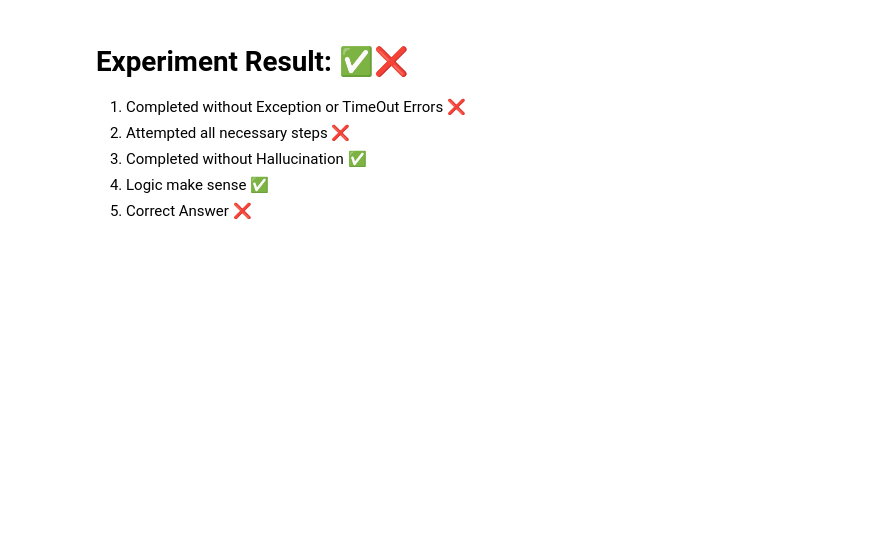
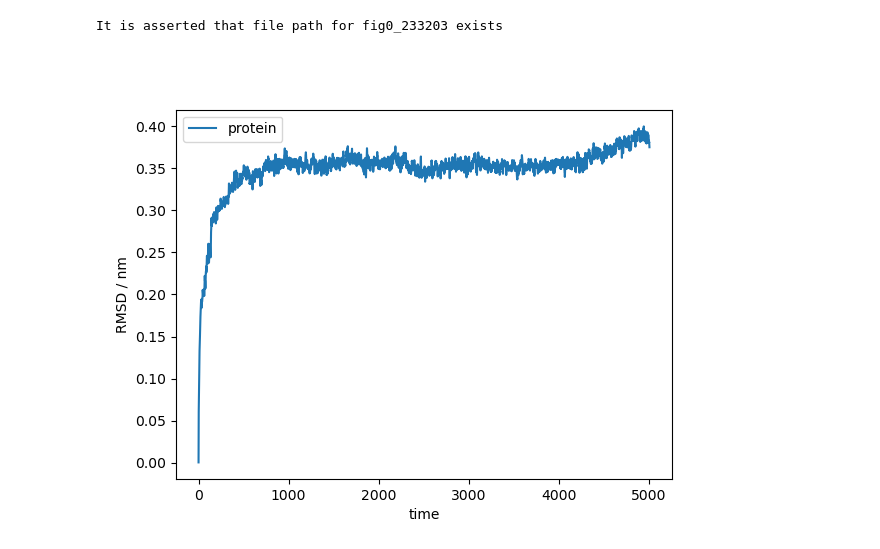
Before and after one commit to ur-whitelab/md-agent, a Jupyter notebook: notebooks/experiments/experiment_k1/llama-v3p1-70b-instruct/exp_18.ipynb, the cells around one changed output. Cells and saved outputs as stored; diff of their text form; code cells hidden in the pictures; blank space fills up the shorter version.

```diff
--- a/notebooks/experiments/experiment_k1/llama-v3p1-70b-instruct/exp_18.ipynb
+++ b/notebooks/experiments/experiment_k1/llama-v3p1-70b-instruct/exp_18.ipynb
@@ -5,8 +5,9 @@ from mdagent import MDAgent
 # %%
 prompt18 = "Download the PDB for 2YXF. Tell me about its stability as found in the literature. Then, simulate it for 1 ns and plot its RMSD over time."
 llm_var = "accounts/fireworks/models/llama-v3p1-70b-instruct"
+paper_dir = "paper_collection"
 tools = "all"
-agent = MDAgent(agent_type="Structured", model=llm_var, top_k_tools=tools)
+agent = MDAgent(agent_type="Structured", model=llm_var, top_k_tools=tools, paper_dir=paper_dir)
 now = datetime.datetime.now()
 date = now.strftime("%Y-%m-%d")
 print("date and time:",date)
@@ -19,7 +20,7 @@ time: 09:43:39
 LLM:  accounts/fireworks/models/llama-v3p1-70b-instruct
 Temperature:  0.1
 # %%
-answer = agent.run(prompt18)
+agent.run(prompt18)
 # %% [output]
 Thought: To solve this problem, I need to first download the PDB file for 2YXF, then search the literature for information about its stability, simulate it for 1 ns, and finally plot its RMSD over tim ...
 
@@ -59,19 +82,15 @@ Files found in registry: 2YXF_094342: PDB file downloaded from RSCB
 # %%
-# import re
-# import os
-# match = re.search(r"fig0_\d+", paths_and_descriptions)
-# file_id = match.group(0)
-# file_path = registry.get_mapped_path(file_id)
-# assert os.path.exists(file_path)
-# print(f'It is asserted that file path for {file_id} exists')
+import re
+import os
+match = re.search(r"fig0_\d+", paths_and_descriptions)
+file_id = match.group(0)
+file_path = registry.get_mapped_path(file_id)
+assert os.path.exists(file_path)
+print(f'It is asserted that file path for {file_id} exists')
+# %% [output]
+It is asserted that file path for fig0_233203 exists
 # %%
-# from IPython.display import Image
-# Image(filename=file_path)
+from IPython.display import Image
+Image(filename=file_path)
+# %% [output]
+[figure, added]
-# %% [markdown]
-# Experiment Result: ✅❌
-
-1. Completed without Exception or TimeOut Errors ❌
-2. Attempted all necessary steps ❌
-3. Completed without Hallucination ✅
-4. Logic make sense ✅
-5. Correct Answer ❌
```
Also changed, not shown: parts of 3 cells of this notebook, 7 other files.
